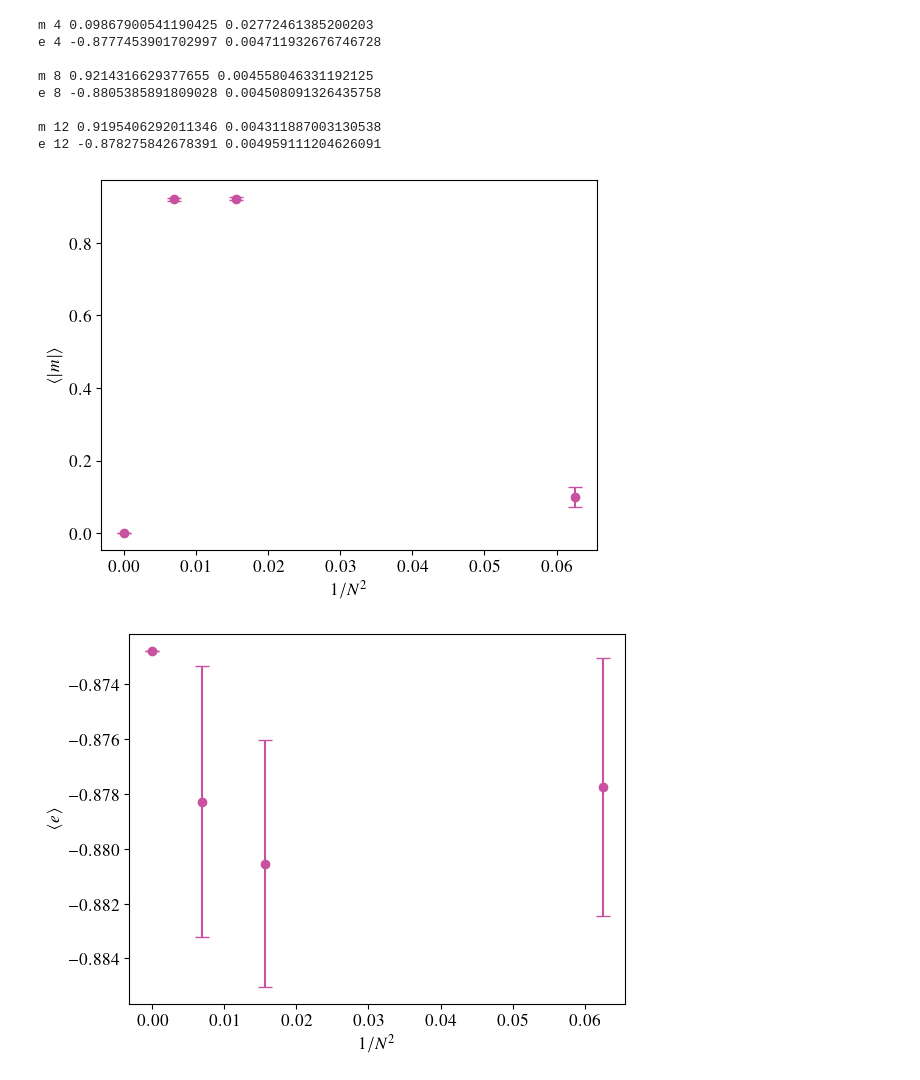
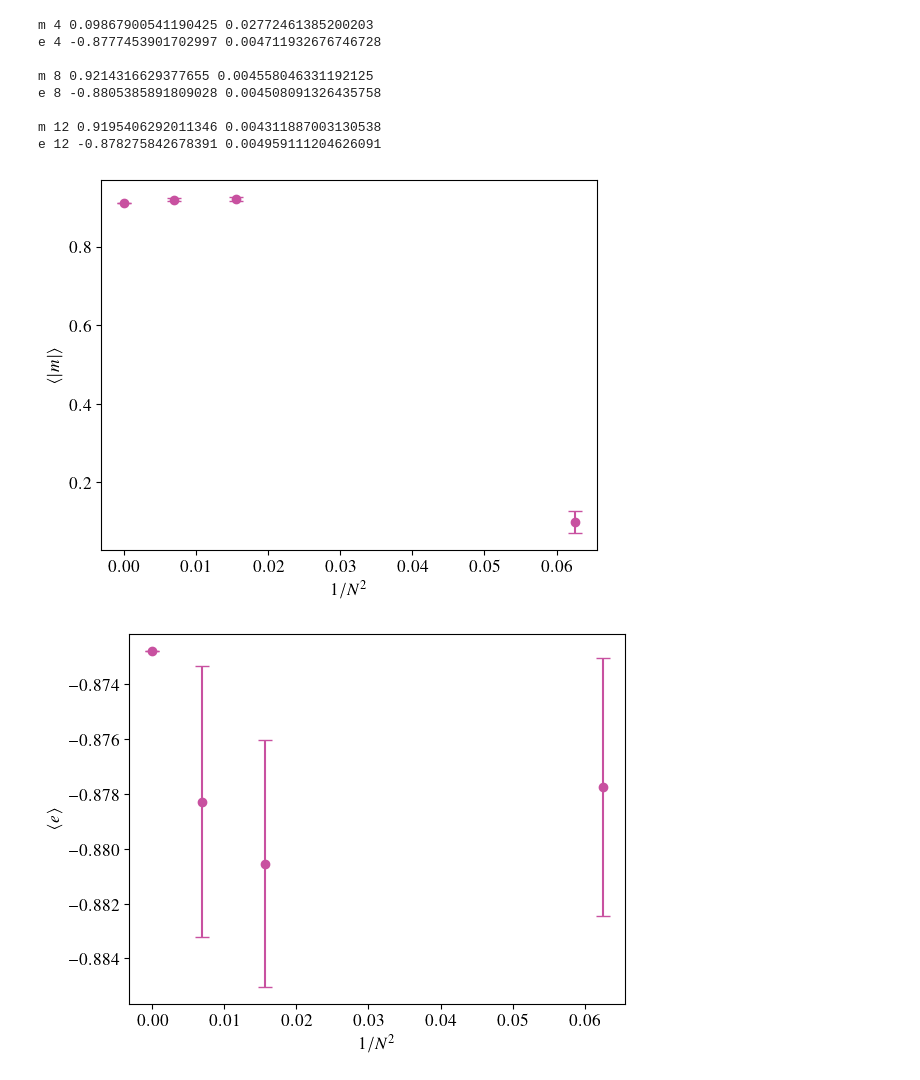
Before and after one commit to rojinaks/ComputationalPhysics, a Jupyter notebook: ex5.ipynb, the cells around one changed output. Drawn from its saved outputs; the diff is of its cells as text; code cells hidden in the pictures.

```diff
--- a/ex5.ipynb
+++ b/ex5.ipynb
@@ -270,18 +270,18 @@ e 12 -0.878275842678391 0.004959111204626091
 # %%
 n = np.array([4, 8, 12])
 x = np.append(1 / n**2, 0)
 
 plt.figure(0)
-plt.errorbar(x, [*m_mean, 0], yerr=[*m_err, 0], linestyle="", marker="o", capsize=5)
+plt.errorbar(x, [*m_mean, mean_mag_per_site(0.5)], yerr=[*m_err, 0], linestyle="", marker="o", capsize=5)
 plt.xlabel("$1 / N^2$")
 plt.ylabel(r"$\expval{\abs{m}}$")
 plt.savefig("Exercise_5/abs_m_mean_bootstrap.pdf")
 
 plt.figure(1)
 plt.errorbar(x, [*e_mean, mean_energy_per_site(0.5)], yerr=[*e_err, 0], linestyle="", marker="o", capsize=5)
 plt.ylabel(r"$\expval{e}$")
 plt.xlabel(r"$1 / N^2$")
 plt.savefig("Exercise_5/e_mean_bootstrap.pdf")
 # %% [output]
-[figure, old version]
+[figure, new version]
 [figure]
```
Also changed, not shown: parts of 1 cell of this notebook, 4 other files.
